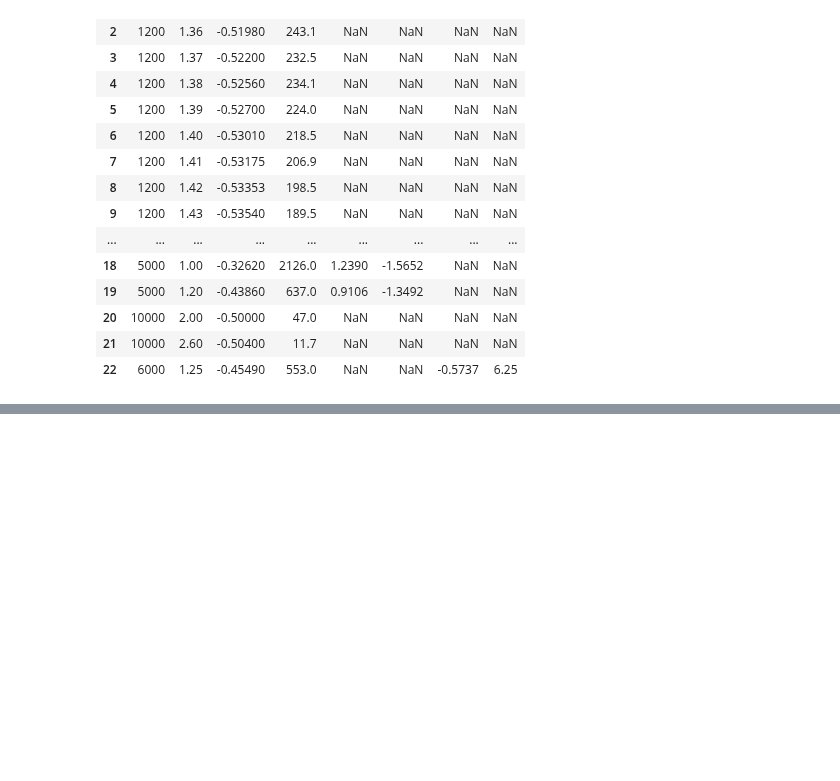
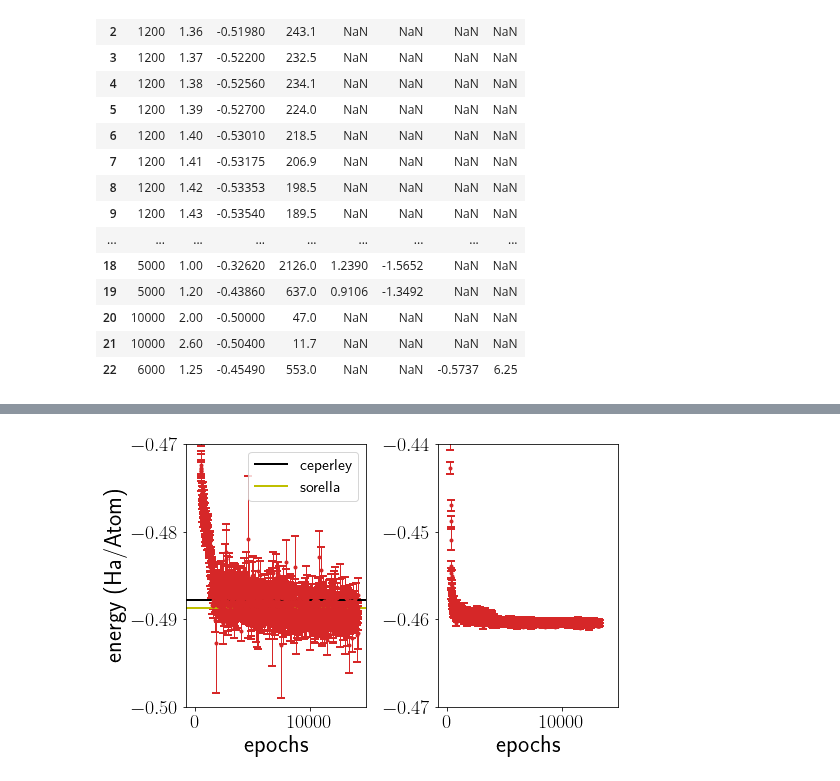
Before and after one commit to fermiflow/hydrogen, a Jupyter notebook: analysis/figs.ipynb, the cells around one changed output, grey strips where cells are left out. Drawn from its saved outputs; the diff is of its cells as text; code cells hidden in the pictures; blank space fills up the shorter version.

```diff
--- a/analysis/figs.ipynb
+++ b/analysis/figs.ipynb
@@ -270,0 +297,54 @@ plt.savefig('obs.pdf')
+# %%
+fig, (ax1, ax2) = plt.subplots(1, 2, sharex=True, figsize=(8, 5))
+
+f1 = '../data/ff35520-r-fixk0-backflow-tabc-w-feature-learnf-corrects-gs-real/n_16_dim_3_rs_1.31_T_6000_fs_1_fd_2_fh1_16_fh2_16_wd_4_wh1_32_wh2_16_Nf_5_K_1_nk_19_Gmax_15_kappa_10_mctherm_10_mcsteps_10_50_mcwidth_0.02_0.04_lr_1_0.05_decay_0.001_0.001_damping_0.001_0.001_norm_0.001_0.001_clip_5_alpha_0.05_ws_1_bs_4096_accsteps_1/data.txt'
+f2 = '../data/ff35520-r-fixk0-backflow-tabc-w-feature-learnf-corrects-gs-liquid-real/n_16_dim_3_rs_1.31_T_6000_fs_1_fd_2_fh1_16_fh2_16_wd_4_wh1_32_wh2_16_Nf_5_K_1_nk_19_Gmax_15_kappa_10_mctherm_10_mcsteps_10_50_mcwidth_0.02_0.04_lr_1_0.05_decay_0.001_0.001_damping_0.001_0.001_norm_0.001_0.001_clip_5_alpha_0.05_ws_1_bs_8192_accsteps_1/data.txt'
+
+#f1 = '../data/ff35520-r-fixk0-backflow-tabc-w-feature-learnf-corrects-gs-wanghan-bcc/n_16_dim_3_rs_1.31_T_6000_fs_1_fd_2_fh1_16_fh2_16_wd_4_wh1_32_wh2_16_Nf_1_K_4_nk_19_Gmax_15_kappa_10_mctherm_10_mcsteps_10_50_mcwidth_0.02_0.04_lr_0.05_0.05_decay_0.001_0.001_damping_0.001_0.001_norm_0.001_0.001_clip_5_alpha_0.05_ws_1_bs_2048_accsteps_1/data.txt'
+#f2 = '../data/ff35520-r-fixk0-backflow-tabc-w-feature-learnf-corrects-gs-wanghan/n_16_dim_3_rs_1.31_T_6000_fs_1_fd_2_fh1_16_fh2_16_wd_4_wh1_32_wh2_16_Nf_1_K_4_nk_19_Gmax_15_kappa_10_mctherm_10_mcsteps_10_50_mcwidth_0.02_0.04_lr_1_0.05_decay_0.001_0.001_damping_0.001_0.001_norm_0.001_0.001_clip_5_alpha_0.05_ws_1_bs_2048_accsteps_1/data.txt'
+
+
+obs = 'etot'
+marker = 'o'
+color = 'C3'
+
+def plot_subplot(f, ax):
+    n, dim, rs, T, s, fd, fh1, fh2, wd, wh1, wh2, b, a, lr, decay, eta, maxnorm, Nf, clip, K, w, nk, t = parse_filename(f)
+
+    df = pd.read_csv(f, delimiter=r"\s+")
+
+    y = df['e'].values + df['vpp'].values
+    yerr = np.sqrt(df['e_err'].values**2 + df['vpp_err'].values**2)
+
+    SKIP = 10
+    ax.errorbar(df['epoch'].values[::SKIP], y[::SKIP]/2, yerr=yerr[::SKIP]/2,
+                 marker=marker, color=color,markerfacecolor='none',
+                 markeredgewidth=2, ms=2, capsize=4, ls='none')
+
+    #plt.xscale('log')
+
+plot_subplot(f1, ax1)#solid
+plot_subplot(f2, ax2)#liquid
+
+
+ax1.axhline(y=-0.4878, color='k', lw = 2, label='ceperley')
+ax1.axhline(y=-0.48875, color='y', lw = 2, label='sorella')
+ax1.legend(loc='best')
+#ax1.set_xlim([1, 4000])
+ax1.set_ylim([-0.5, -0.47])
+#ax1.set_xscale('log')
+
+#ax2.axhline(y=-0.4606, color='k', lw = 2, label='deep solid')
+#ax2.legend(loc='best')
+ax2.set_ylim([-0.47, -0.44])
+ax2.set_yticks([-0.44, -0.46, -0.45, -0.47])
+
+ax1.set_ylabel('energy (Ha/Atom)')
+ax1.set_xlabel('epochs')
+ax2.set_xlabel('epochs')
+
+plt.subplots_adjust(left=0.15, wspace=0.4, bottom=0.15)
+
+plt.savefig('gs.pdf')
+# %% [output]
+[figure, added]
```
Also changed, not shown: parts of 5 cells of this notebook, 2 other files.
